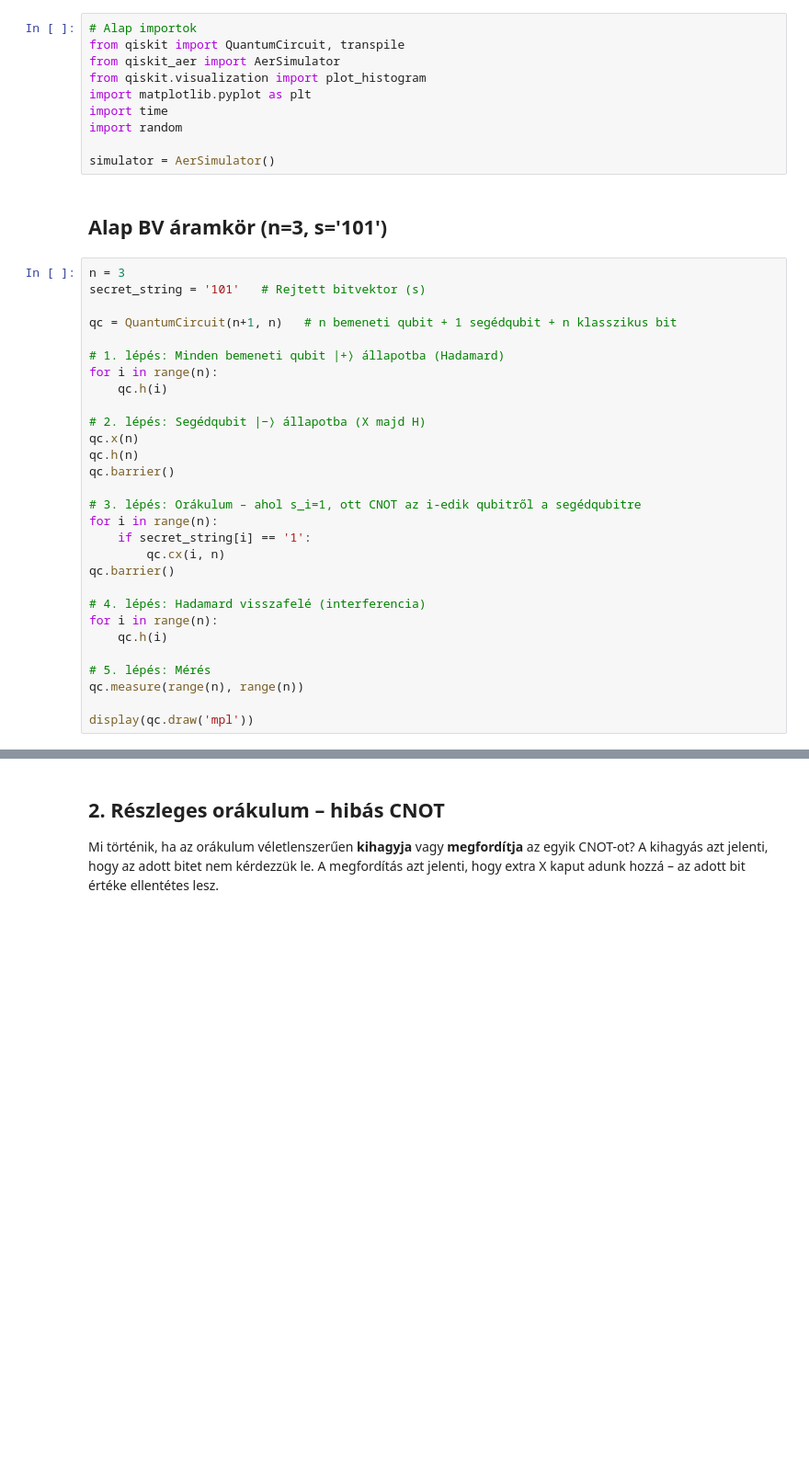
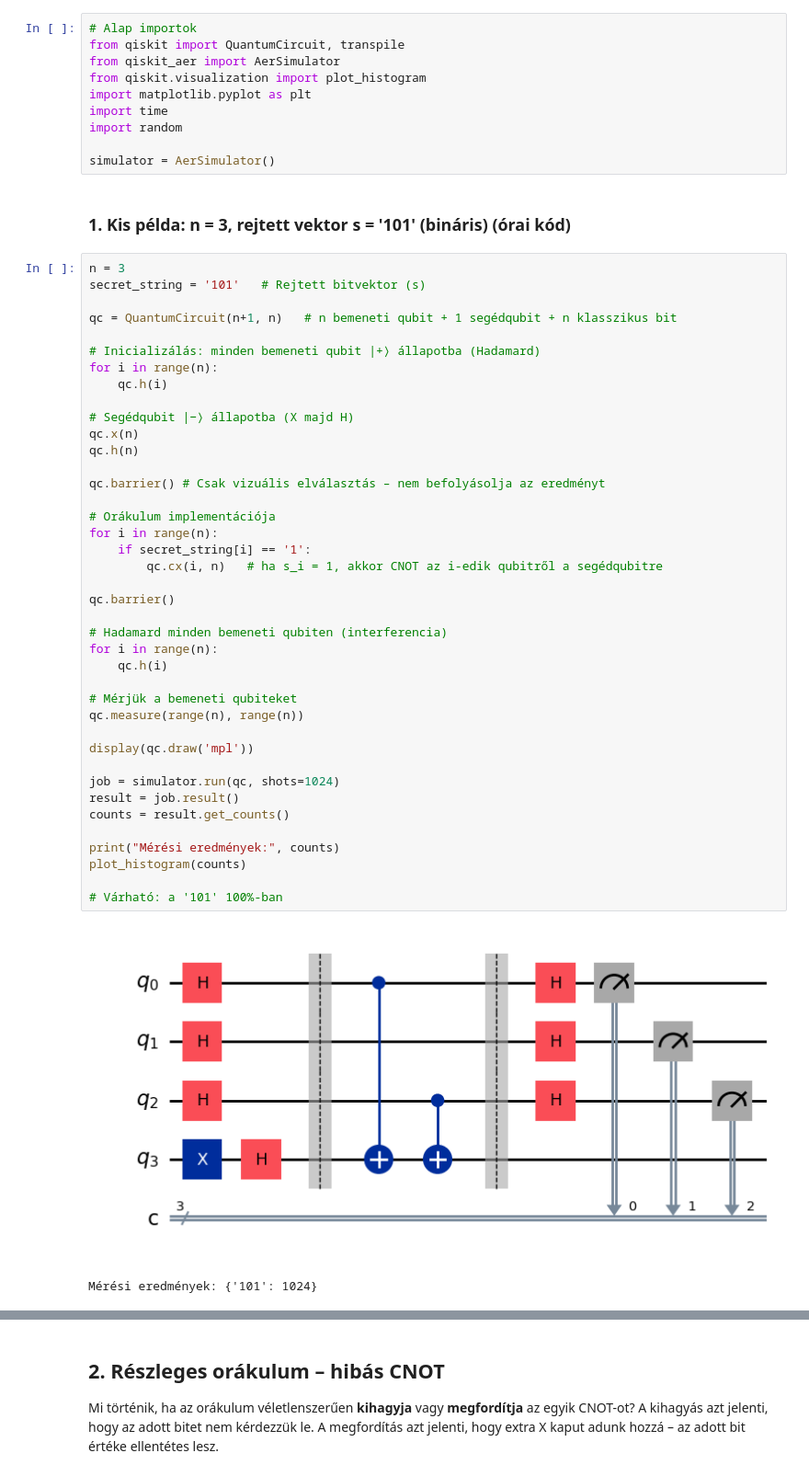
Before and after one commit to kovacsmark2015/Kvantum, a Jupyter notebook: projektV3.ipynb, the cells around one changed output, grey strips where cells are left out. Shown at 92% size. Saved outputs shown, nothing was run; the diff lists cells and outputs as text; blank space fills up the shorter version.

```diff
--- a/projektV3.ipynb
+++ b/projektV3.ipynb
@@ -13,33 +11,47 @@ import random
 
 simulator = AerSimulator()
 # %% [markdown]
-## Alap BV áramkör (n=3, s='101')
+### 1. Kis példa: n = 3, rejtett vektor s = '101' (bináris) (órai kód)
 # %%
 n = 3
 secret_string = '101'   # Rejtett bitvektor (s)
 
 qc = QuantumCircuit(n+1, n)   # n bemeneti qubit + 1 segédqubit + n klasszikus bit
 
-# 1. lépés: Minden bemeneti qubit |+⟩ állapotba (Hadamard)
+# Inicializálás: minden bemeneti qubit |+⟩ állapotba (Hadamard)
 for i in range(n):
     qc.h(i)
 
-# 2. lépés: Segédqubit |−⟩ állapotba (X majd H)
+# Segédqubit |−⟩ állapotba (X majd H)
 qc.x(n)
 qc.h(n)
+
+qc.barrier() # Csak vizuális elválasztás – nem befolyásolja az eredményt
+
+# Orákulum implementációja
+for i in range(n):
+    if secret_string[i] == '1':
+        qc.cx(i, n)   # ha s_i = 1, akkor CNOT az i-edik qubitről a segédqubitre
+
 qc.barrier()
 
-# 3. lépés: Orákulum – ahol s_i=1, ott CNOT az i-edik qubitről a segédqubitre
-for i in range(n):
-    if secret_string[i] == '1':
-        qc.cx(i, n)
-qc.barrier()
-
-# 4. lépés: Hadamard visszafelé (interferencia)
+# Hadamard minden bemeneti qubiten (interferencia)
 for i in range(n):
     qc.h(i)
 
-# 5. lépés: Mérés
+# Mérjük a bemeneti qubiteket
 qc.measure(range(n), range(n))
 
 display(qc.draw('mpl'))
+
+job = simulator.run(qc, shots=1024)
+result = job.result()
+counts = result.get_counts()
+
+print("Mérési eredmények:", counts)
+plot_histogram(counts)
+
+# Várható: a '101' 100%-ban
+# %% [output]
+[figure, added]
+Mérési eredmények: {'101': 1024}
```
Also changed, not shown: parts of 8 cells of this notebook.
